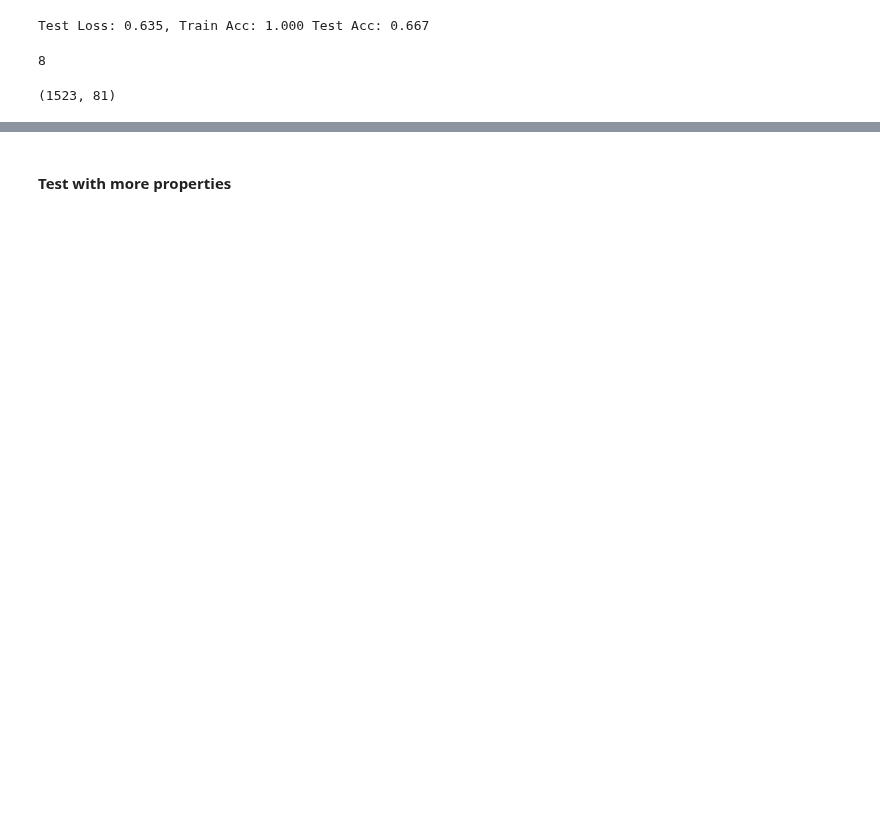
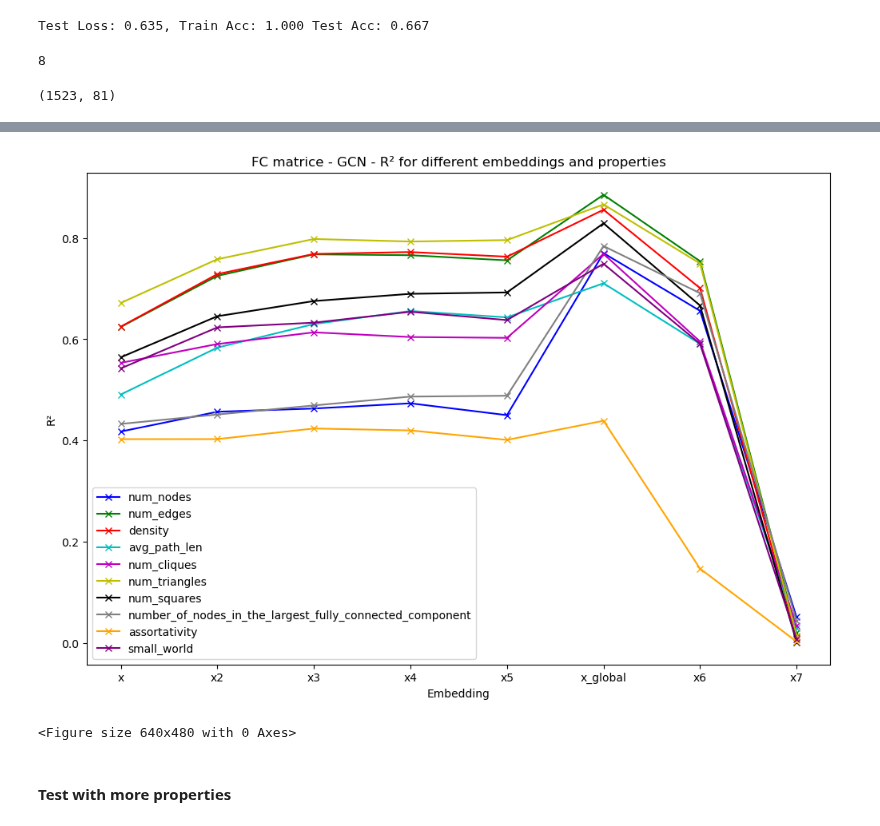
Before and after one commit to TomPelletreauDuris/Probing-GNN-representations, a Jupyter notebook: FC_probing_GAT_MDD.ipynb, the cells around one changed output, grey strips where cells are left out. Saved outputs shown, nothing was run; the diff lists cells and outputs as text; code cells hidden in the pictures; blank space fills up the shorter version.

Commit message:
results

```diff
--- a/FC_probing_GAT_MDD.ipynb
+++ b/FC_probing_GAT_MDD.ipynb
@@ -88,4 +85,4 @@ tensor([1365,  984, 1017,  ...,  260,  678,   83])
 # gnn.save_model(path="models/"+DATASET+"_"+MODEL+"server.pt")
 # %%
 #load the model
-gnn.load_model(path="models/"+DATASET+"_"+MODEL+"server.pt")
+gnn.load_model(path="models/"+DATASET+"_"+MODEL+"server.pt", map_location='cpu')
@@ -368,6 +384,32 @@ with open("results/"+DATASET+"_"+MODEL+"_results.pkl", "wb") as f:
 #load results
 with open("results/"+DATASET+"_"+MODEL+"_results.pkl", "rb") as f:
     results = pkl.load(f)
+# %%
+#write a fake embeddings = [(train_x, test_x), (train_x2, test_x2), (train_x3, test_x3), (train_x4, test_x4), (train_x5, test_x5), (train_x_global, test_x_global), (train_x6, test_x6), (train_x7, test_x7)]
+#that allows me to plot the results without having to run the code again
+import numpy as np
+
+train_x = np.random.rand(100, 64)
+test_x = np.random.rand(100, 64)
+train_x2 = np.random.rand(100, 64)
+test_x2 = np.random.rand(100, 64)
+train_x3 = np.random.rand(100, 64)
+test_x3 = np.random.rand(100, 64)
+train_x4 = np.random.rand(100, 64)
+test_x4 = np.random.rand(100, 64)
+train_x5 = np.random.rand(100, 64)
+test_x5 = np.random.rand(100, 64)
+train_x_global = np.random.rand(100, 64)
+test_x_global = np.random.rand(100, 64)
+train_x6 = np.random.rand(100, 64)
+test_x6 = np.random.rand(100, 64)
+train_x7 = np.random.rand(100, 64)
+test_x7 = np.random.rand(100, 64)
+
+# train_features = [(train_x, train_x2, train_x3, train_x4, train_x5, train_x_global, train_x6, train_x7)]
+# test_features = [(test_x, test_x2, test_x3, test_x4, test_x5, test_x_global, test_x6, test_x7)]
+
+embeddings = [(train_x, test_x), (train_x2, test_x2), (train_x3, test_x3), (train_x4, test_x4), (train_x5, test_x5), (train_x_global, test_x_global), (train_x6, test_x6), (train_x7, test_x7)]
 # %%
 import matplotlib.pyplot as plt
 
@@ -406,34 +451,37 @@ import matplotlib.pyplot as plt
 
 # Assuming results, embeddings, and other necessary variables are defined as in your context
 property_names = ['num_nodes', 'num_edges', 'density', 'avg_path_len', 'num_cliques', 'num_triangles', 'num_squares', 'number_of_nodes_in_the_largest_fully_connected_component', 'assortativity', 'small_world']
-embeddings_names = ['x1', 'x2', 'x3', 'x4', 'x5', 'x_global', 'x6', 'x7']
+embeddings_names = ['x', 'x2', 'x3', 'x4', 'x5', 'x_global', 'x6', 'x7']
 colors = ['b', 'g', 'r', 'c', 'm', 'y', 'k', 'grey', 'orange', 'purple']
 
 plt.figure(figsize=(12, 8))
 
 for i, property_name in enumerate(property_names):
     x_points = []
     y_points = []
     for j, embedding in enumerate(embeddings):
         name_of_embedding = embeddings_names[j]
         train_r2 = results[(name_of_embedding, property_name)][2]
         if train_r2 < -0.05:  # Handle negative R² values
             train_r2 = -0.05
         x_points.append(j)
         y_points.append(train_r2)
 
     # Plotting the line for the current property
     plt.plot(x_points, y_points, label=property_name, color=colors[i], marker='x')
 
 plt.xticks(range(len(embeddings)), embeddings_names)
 plt.xlabel('Embedding')
 plt.ylabel('R²')
 plt.legend()
 plt.title('FC matrice - GCN - R² for different embeddings and properties')
 plt.show()
 
 #save the plot
 plt.savefig('results/'+DATASET+'_'+MODEL+'train_R2.png')
+# %% [output]
+[figure, added]
+<Figure size 640x480 with 0 Axes>
 # %% [markdown]
 #### Test with more properties
 # %%
```
Also changed, not shown: parts of 20 cells of this notebook, 32 other files.
